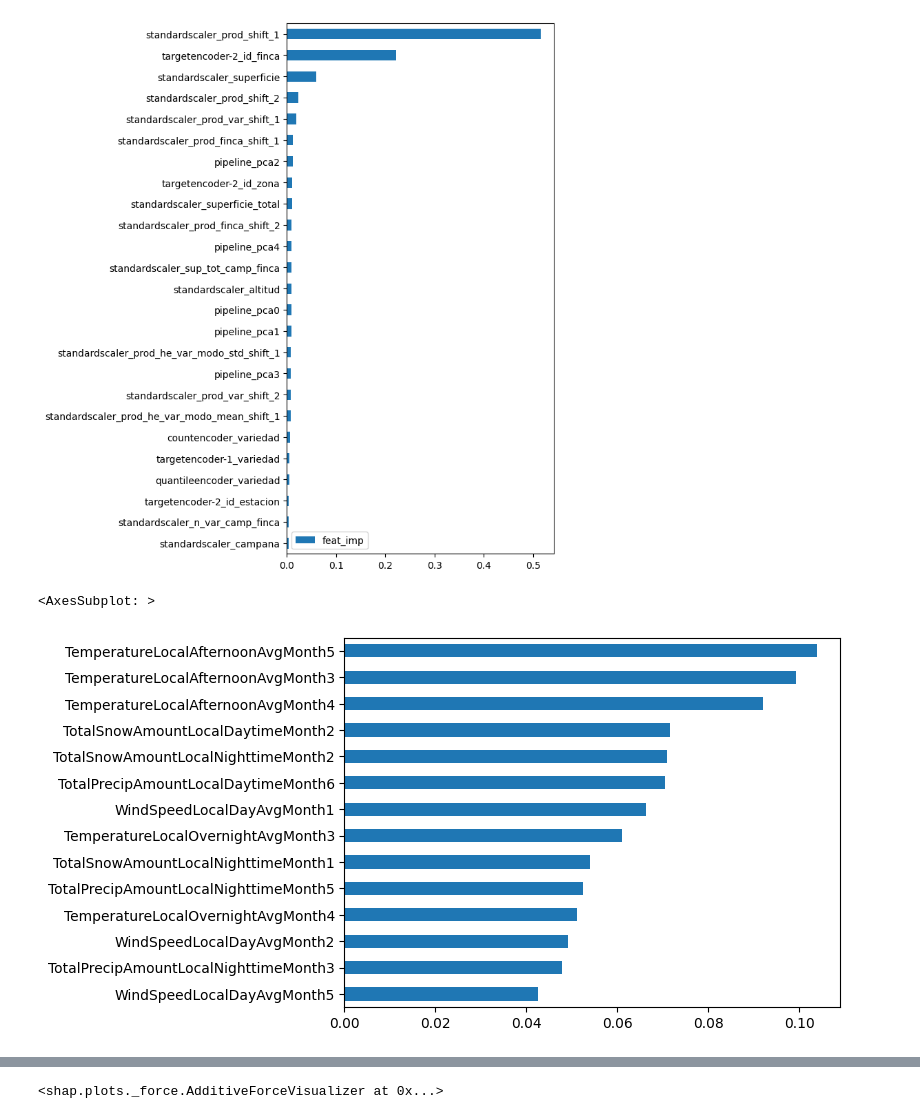
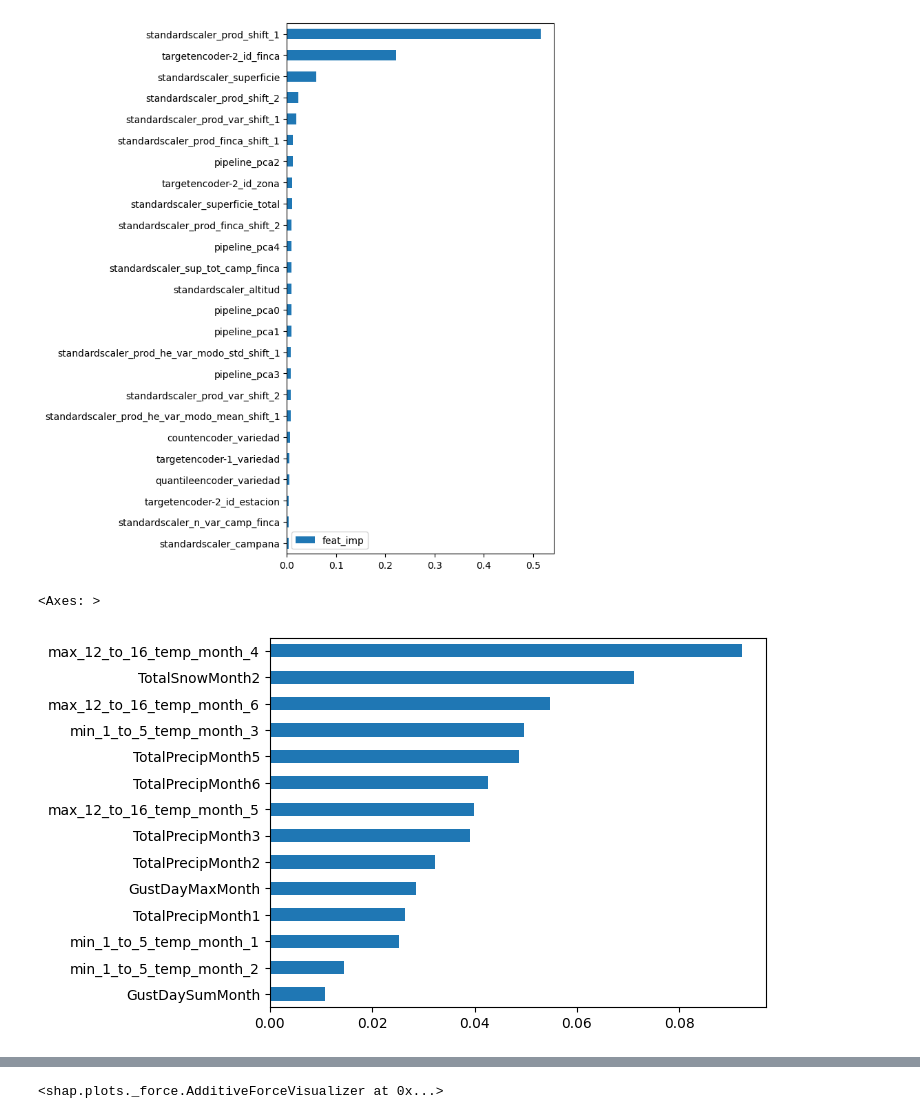
Before and after one commit to vitostamatti/datathon-cajamar-malbecs, a Jupyter notebook: notebooks/03-modeling/00-modeling-vito.ipynb, the cells around one changed output, grey strips where cells are left out. Drawn from its saved outputs; the diff is of its cells as text; code cells hidden in the pictures.

```diff
--- a/notebooks/03-modeling/00-modeling-vito.ipynb
+++ b/notebooks/03-modeling/00-modeling-vito.ipynb
@@ -14,8 +14,9 @@ wine_data = pd.read_csv(
 )
 
 eto_data = pd.read_csv(
-    os.path.join(path_to_pro, "eto_pro.csv")
+    os.path.join(path_to_final, "eto_final.csv")
 )
+
 meteo_data = pd.read_csv(
     os.path.join(path_to_pro, "meteo_pro.csv")
 )
@@ -535,0 +153,7 @@ eval_model(
+# %%
+data_train = data.copy()
+data_train = data[data['campana'] > 14].copy()
+
+# data_train['produccion'] = data_train['produccion']/data_train['superficie']
+# data_train = data_train.drop(columns=['superficie'])
+# data_train = data_train[data_train['produccion'] > 0]
@@ -535,0 +889,22 @@ eval_model(
+# %%
+param_grid = {
+    "randomforestregressor__n_estimators":[250,500,750,1000],
+    "randomforestregressor__max_depth": [4,6,8],
+    "randomforestregressor__criterion": ["poisson"],
+    "randomforestregressor__max_features": ["sqrt", "log2"],
+}
+m = make_pipeline(
+    fu,
+    # cb.CatBoostRegressor(random_state=seed,iterations=500, verbose=0)
+    # XGBRegressor(random_state=seed, n_jobs=-1)
+    RandomForestRegressor(random_state=seed, n_jobs=-1),
+)
+gsm = GridSearchCV(
+    m,
+    param_grid=param_grid,
+    cv=cv,
+    scoring=rmse_scorer,
+    n_jobs=-1
+)
+
+gsm.fit(X, y)
@@ -557,13 +982,8 @@ pd.DataFrame(
 # %%
 import seaborn as sns
 import matplotlib.pyplot as plt
 
-# sns.heatmap(
-#     np.abs(pd.concat([X[eto_cols],y]).corr())
-# )
-# np.abs(pd.concat([X[eto_cols],y]).corr())>
-# X[eto_cols],y
-pd.concat([X[eto_cols],y],axis=1).corr().abs().iloc[:,-1].dropna().sort_values()[-15:-1].plot(kind='barh')
+pd.concat([X[eto_cols+meteo_cols],y],axis=1).corr().abs().iloc[:,-1].dropna().sort_values()[-15:-1].plot(kind='barh')
 # %% [output]
-<AxesSubplot: >
+<Axes: >
-[figure, old version]
+[figure, new version]
```
Also changed, not shown: parts of 68 cells of this notebook, 25 other files.
